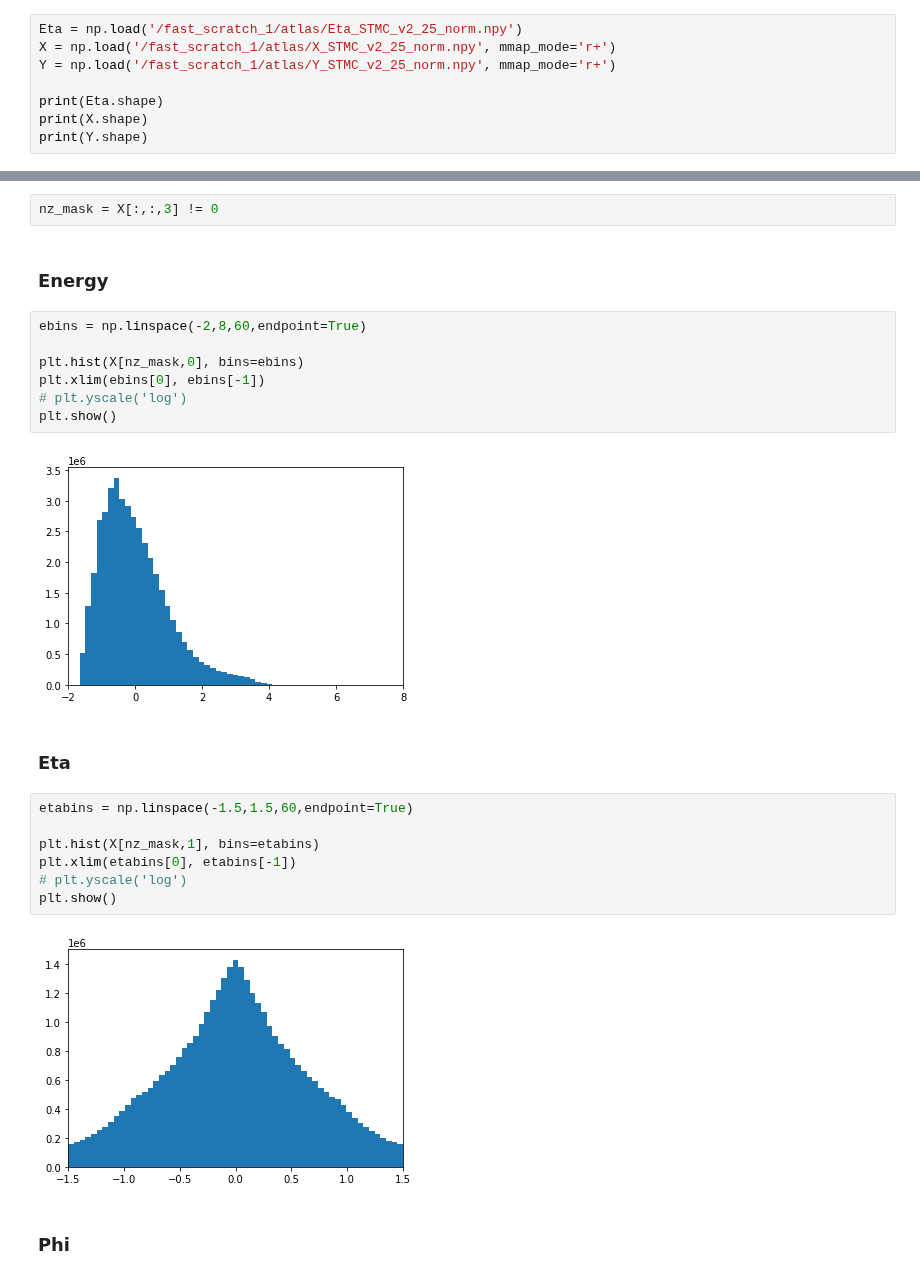
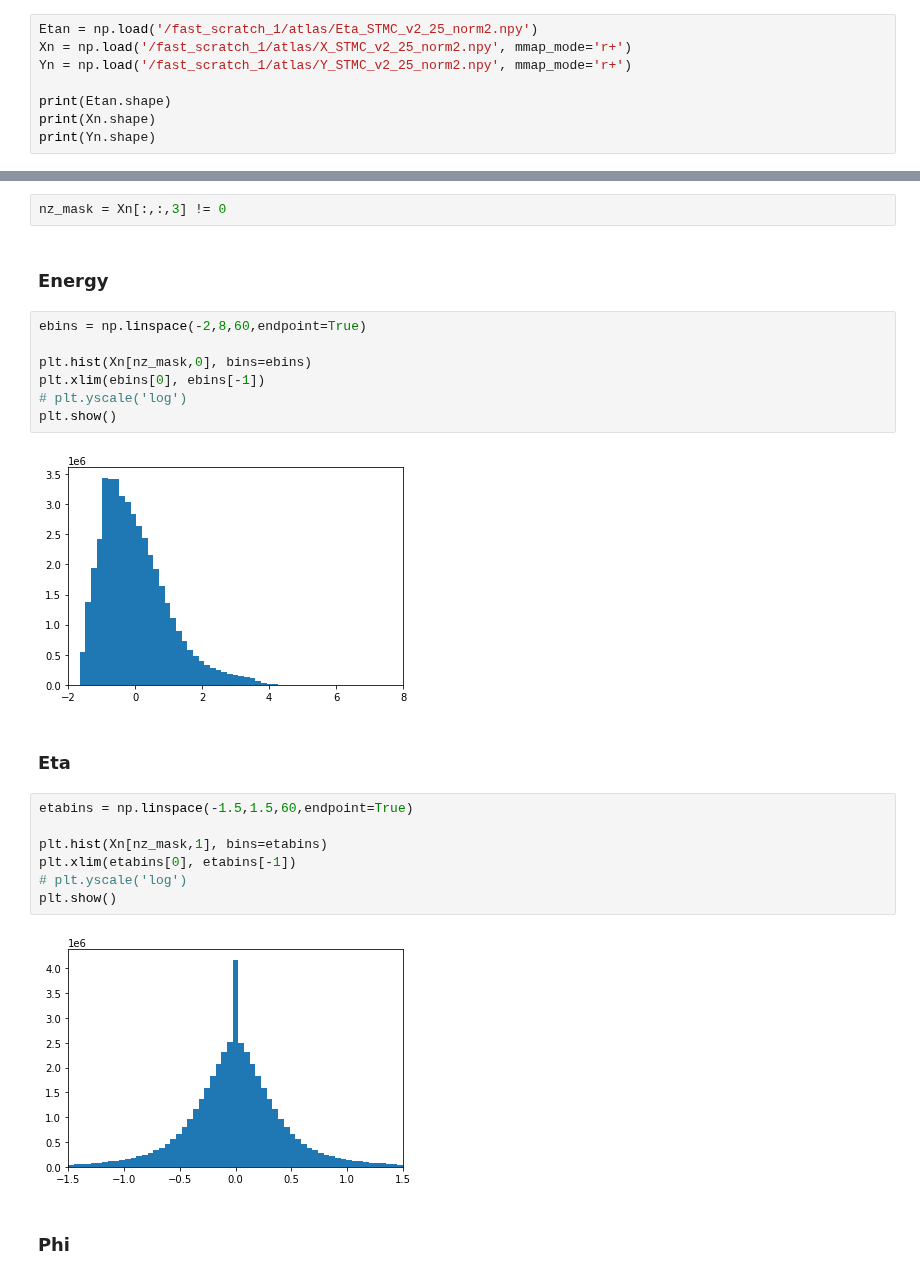
Before and after one commit to russbate42/UBCPionML, a Jupyter notebook: clusters/RegressionDataPlots.ipynb, the cells around one changed output, grey strips where cells are left out. Drawn from its saved outputs; the diff is of its cells as text.

```diff
--- a/clusters/RegressionDataPlots.ipynb
+++ b/clusters/RegressionDataPlots.ipynb
@@ -214,11 +234,11 @@ print(eta_std)
 # %% [markdown]
 ## Normalized Data
 # %%
-Eta = np.load('/fast_scratch_1/atlas/Eta_STMC_v2_25_norm.npy')
-X = np.load('/fast_scratch_1/atlas/X_STMC_v2_25_norm.npy', mmap_mode='r+')
-Y = np.load('/fast_scratch_1/atlas/Y_STMC_v2_25_norm.npy', mmap_mode='r+')
+Etan = np.load('/fast_scratch_1/atlas/Eta_STMC_v2_25_norm2.npy')
+Xn = np.load('/fast_scratch_1/atlas/X_STMC_v2_25_norm2.npy', mmap_mode='r+')
+Yn = np.load('/fast_scratch_1/atlas/Y_STMC_v2_25_norm2.npy', mmap_mode='r+')
 
-print(Eta.shape)
-print(X.shape)
-print(Y.shape)
+print(Etan.shape)
+print(Xn.shape)
+print(Yn.shape)
 # %% [output]
@@ -228,27 +248,27 @@ print(Y.shape)
 # %%
-nz_mask = X[:,:,3] != 0
+nz_mask = Xn[:,:,3] != 0
 # %% [markdown]
 ### Energy
 # %%
 ebins = np.linspace(-2,8,60,endpoint=True)
 
-plt.hist(X[nz_mask,0], bins=ebins)
+plt.hist(Xn[nz_mask,0], bins=ebins)
 plt.xlim(ebins[0], ebins[-1])
 # plt.yscale('log')
 plt.show()
 # %% [output]
-[figure, old version]
+[figure, new version]
 # %% [markdown]
 ### Eta
 # %%
 etabins = np.linspace(-1.5,1.5,60,endpoint=True)
 
-plt.hist(X[nz_mask,1], bins=etabins)
+plt.hist(Xn[nz_mask,1], bins=etabins)
 plt.xlim(etabins[0], etabins[-1])
 # plt.yscale('log')
 plt.show()
 # %% [output]
-[figure, old version]
+[figure, new version]
 # %% [markdown]
 ### Phi
 # %%
```
Also changed, not shown: parts of 32 cells of this notebook, 20 other files.
